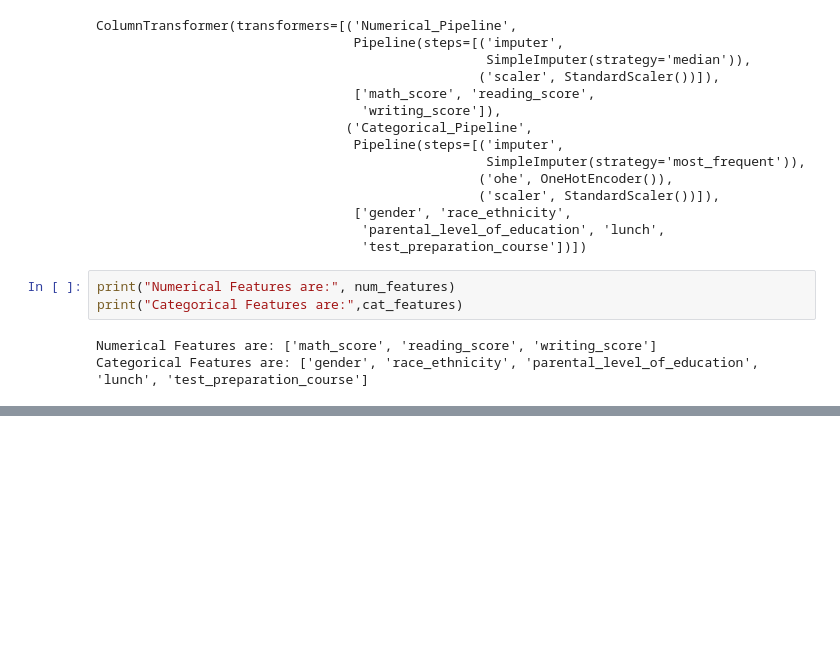
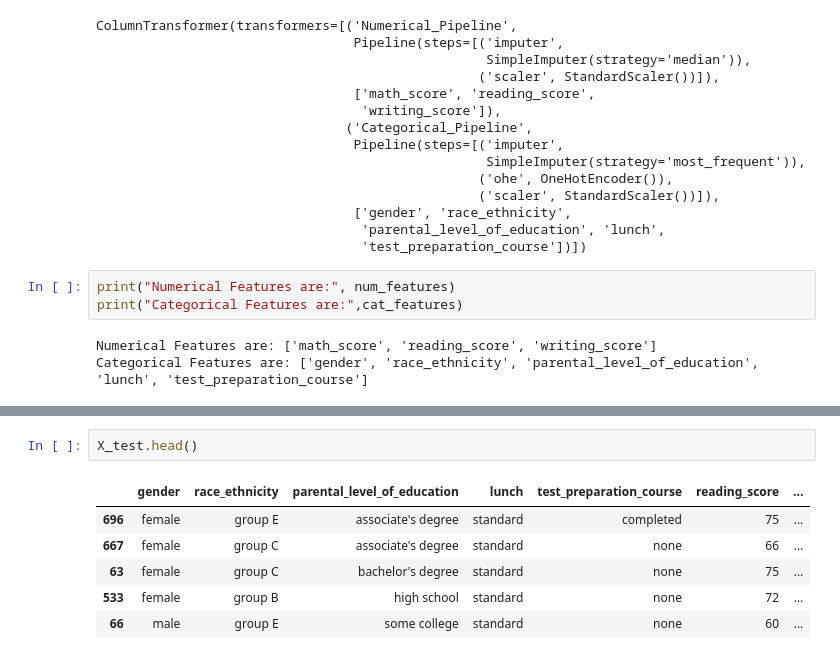
Before and after one commit to rashmiKumari03/DS_Learning_KNYT, a Jupyter notebook: 02.Student_Performance_ML_E2E_project/notebook/Preprocessing.ipynb, the cells around one changed output, grey strips where cells are left out. Saved outputs shown, nothing was run; the diff lists cells and outputs as text; blank space fills up the shorter version.

```diff
--- a/02.Student_Performance_ML_E2E_project/notebook/Preprocessing.ipynb
+++ b/02.Student_Performance_ML_E2E_project/notebook/Preprocessing.ipynb
@@ -473,0 +492,9 @@ Categorical Features are: ['gender', 'race_ethnicity', 'parental_level_of_educat
+# %%
+X_test.head()
+# %% [output]
+|  | gender | race_ethnicity | parental_level_of_education | lunch | test_preparation_course | reading_score | ... |
+| 696 | female | group E | associate's degree | standard | completed | 75 | ... |
+| 667 | female | group C | associate's degree | standard | none | 66 | ... |
+| 63 | female | group C | bachelor's degree | standard | none | 75 | ... |
+| 533 | female | group B | high school | standard | none | 72 | ... |
+| 66 | male | group E | some college | standard | none | 60 | ... |
```
Also changed, not shown: parts of 8 cells of this notebook, 5 other files.
